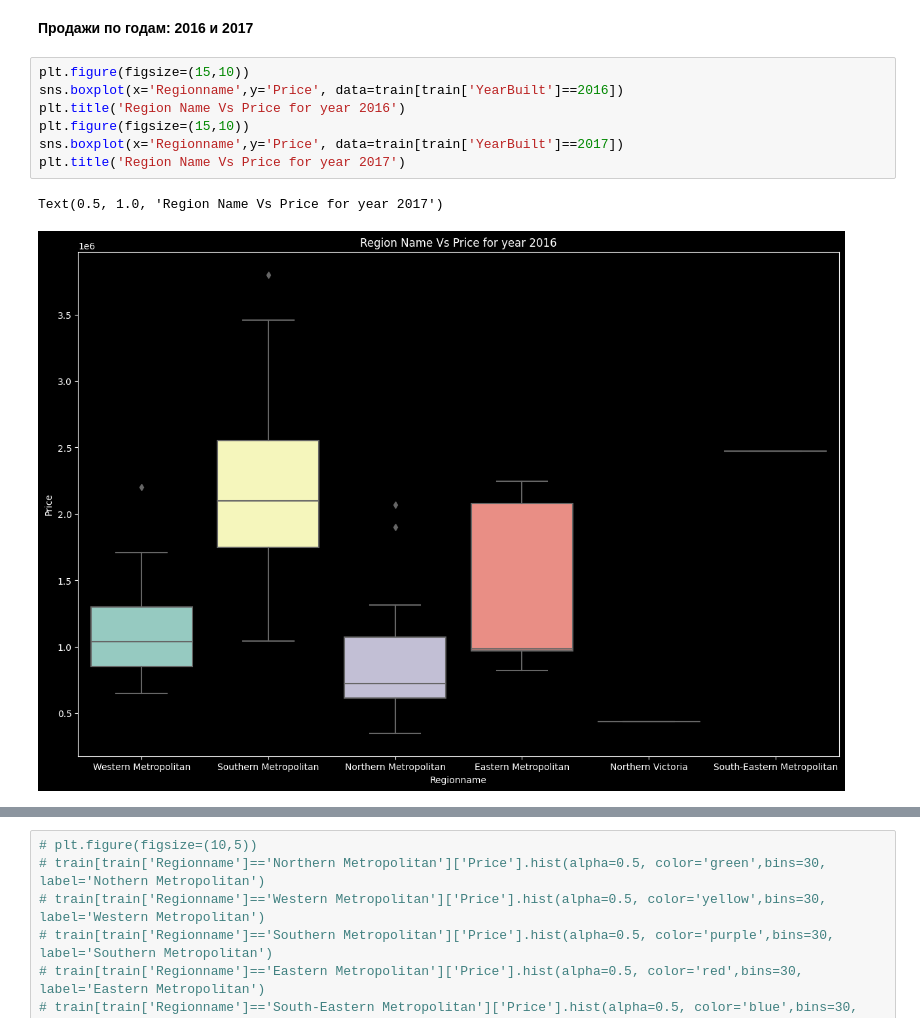
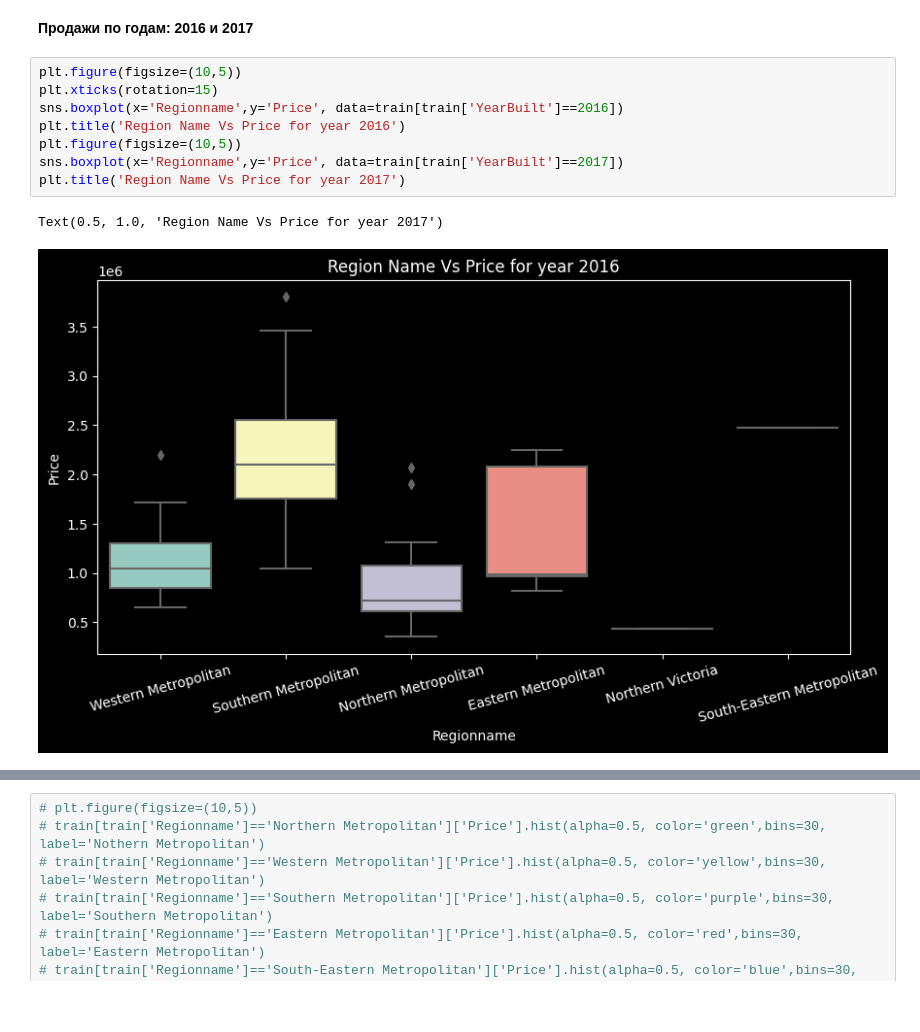
Before and after one commit to Zetis659/Data_Science_GM, a Jupyter notebook: Leopard_challenge_Regression/Leopard_challenge_Regression_2.ipynb, the cells around one changed output, grey strips where cells are left out. Cells and saved outputs as stored; diff of their text form; blank space fills up the shorter version.

```diff
--- a/Leopard_challenge_Regression/Leopard_challenge_Regression_2.ipynb
+++ b/Leopard_challenge_Regression/Leopard_challenge_Regression_2.ipynb
@@ -940,12 +942,13 @@ Name: Price, dtype: float64
 # %% [markdown]
 **Продажи по годам: 2016 и 2017**
 # %%
-plt.figure(figsize=(15,10))
+plt.figure(figsize=(10,5))
+plt.xticks(rotation=15)
 sns.boxplot(x='Regionname',y='Price', data=train[train['YearBuilt']==2016])
 plt.title('Region Name Vs Price for year 2016')
-plt.figure(figsize=(15,10))
+plt.figure(figsize=(10,5))
 sns.boxplot(x='Regionname',y='Price', data=train[train['YearBuilt']==2017])
 plt.title('Region Name Vs Price for year 2017')
 # %% [output]
 Text(0.5, 1.0, 'Region Name Vs Price for year 2017')
-[figure, old version]
+[figure, new version]
```
Also changed, not shown: parts of 84 cells of this notebook, 1 other file.
